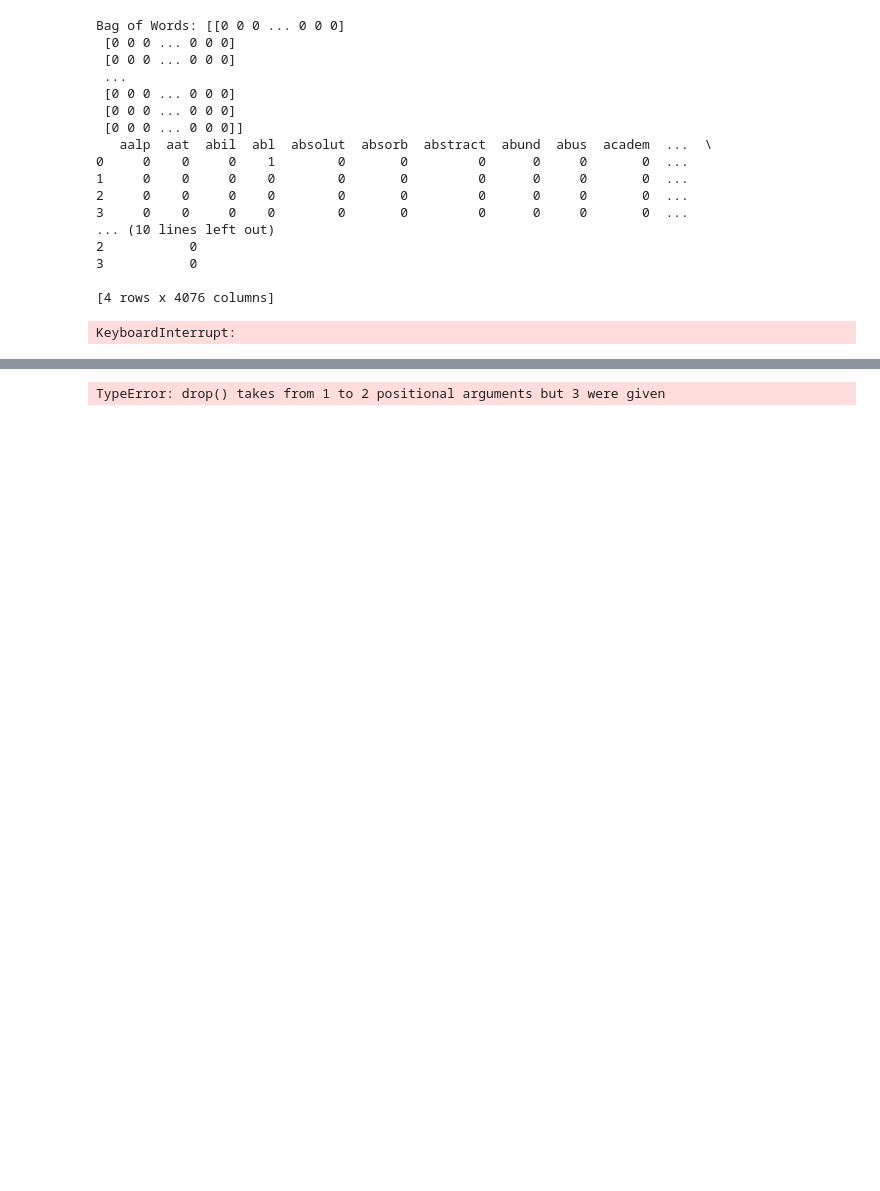
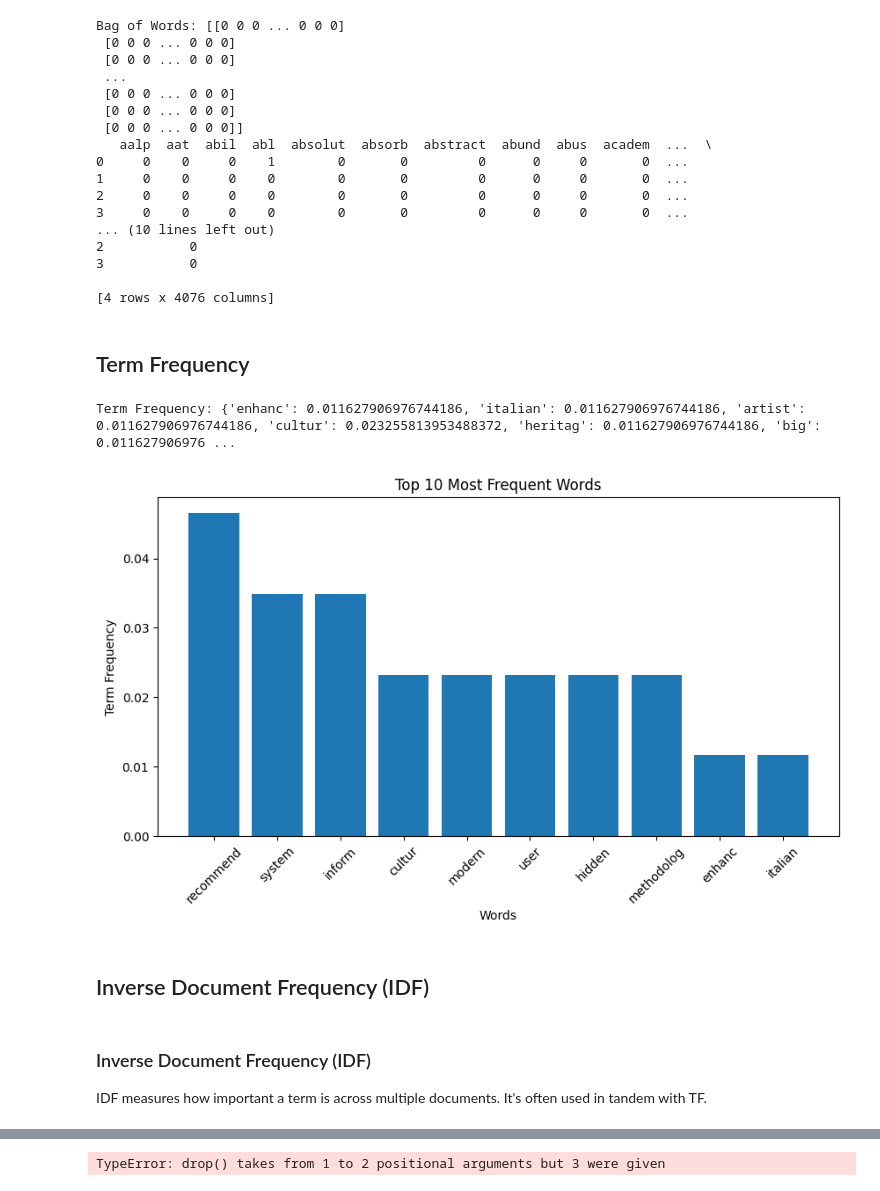
Before and after one commit to MartaFradique/project-icd, a Jupyter notebook: main.ipynb, the cells around one changed output, grey strips where cells are left out. Cells and saved outputs as stored; diff of their text form; code cells hidden in the pictures; blank space fills up the shorter version.

```diff
--- a/main.ipynb
+++ b/main.ipynb
@@ -418,9 +418,58 @@ Bag of Words: [[0 0 0 ... 0 0 0]
 [4 rows x 4076 columns]
 # %%
 # Generate the heatmap
-plt.figure(figsize=(20, 1))  # Adjust the figure size
-sns.heatmap(vectorized_data, annot=True, cmap="YlGnBu", cbar=False)
-
-plt.show()
+#plt.figure(figsize=(20, 1))  # Adjust the figure size
+#sns.heatmap(vectorized_data, annot=True, cmap="YlGnBu", cbar=False)
+#
+#plt.show()
-# %% [output]
-KeyboardInterrupt:
+# %% [markdown]
+## Term Frequency
+# %%
+from collections import Counter
+import pandas as pd
+
+# Assuming 'Title' is the column name in your dataset
+title_column = data['Title'].astype(str)
+
+# Tokenize each document in the 'Title' column
+tokenized_documents = [doc.split() for doc in title_column]
+
+# Tokenize the first document in the 'Title' column
+text_tokens = title_column.iloc[0].split()
+
+# Count the frequency of each word
+word_counts = Counter(text_tokens)
+
+# Calculate the total number of words
+total_words = len(text_tokens)
+
+# Calculate Term Frequency (TF) for each word
+term_frequency = {word: count / total_words for word, count in word_counts.items()}
+
+print(f"Term Frequency: {term_frequency}")
+# %% [output]
+Term Frequency: {'enhanc': 0.011627906976744186, 'italian': 0.011627906976744186, 'artist': 0.011627906976744186, 'cultur': 0.023255813953488372, 'heritag': 0.011627906976744186, 'big': 0.011627906976 ...
+# %%
+import matplotlib.pyplot as plt
+
+# Sort the dictionary by frequency
+sorted_tf = {k: v for k, v in sorted(term_frequency.items(), key=lambda item: item[1], reverse=True)}
+
+# Prepare data for plotting
+labels, values = zip(*sorted_tf.items())
+
+# Create the plot
+plt.figure(figsize=(10, 5))
+plt.bar(labels[:10], values[:10])  # Top 10 most frequent words
+plt.xlabel('Words')
+plt.ylabel('Term Frequency')
+plt.title('Top 10 Most Frequent Words')
+plt.xticks(rotation=45)
+plt.show()
+# %% [output]
+[figure, added]
+# %% [markdown]
+## Inverse Document Frequency (IDF)
+# %% [markdown]
+### Inverse Document Frequency (IDF)
+IDF measures how important a term is across multiple documents. It's often used in tandem with TF.
```
Also changed, not shown: parts of 33 cells of this notebook.
